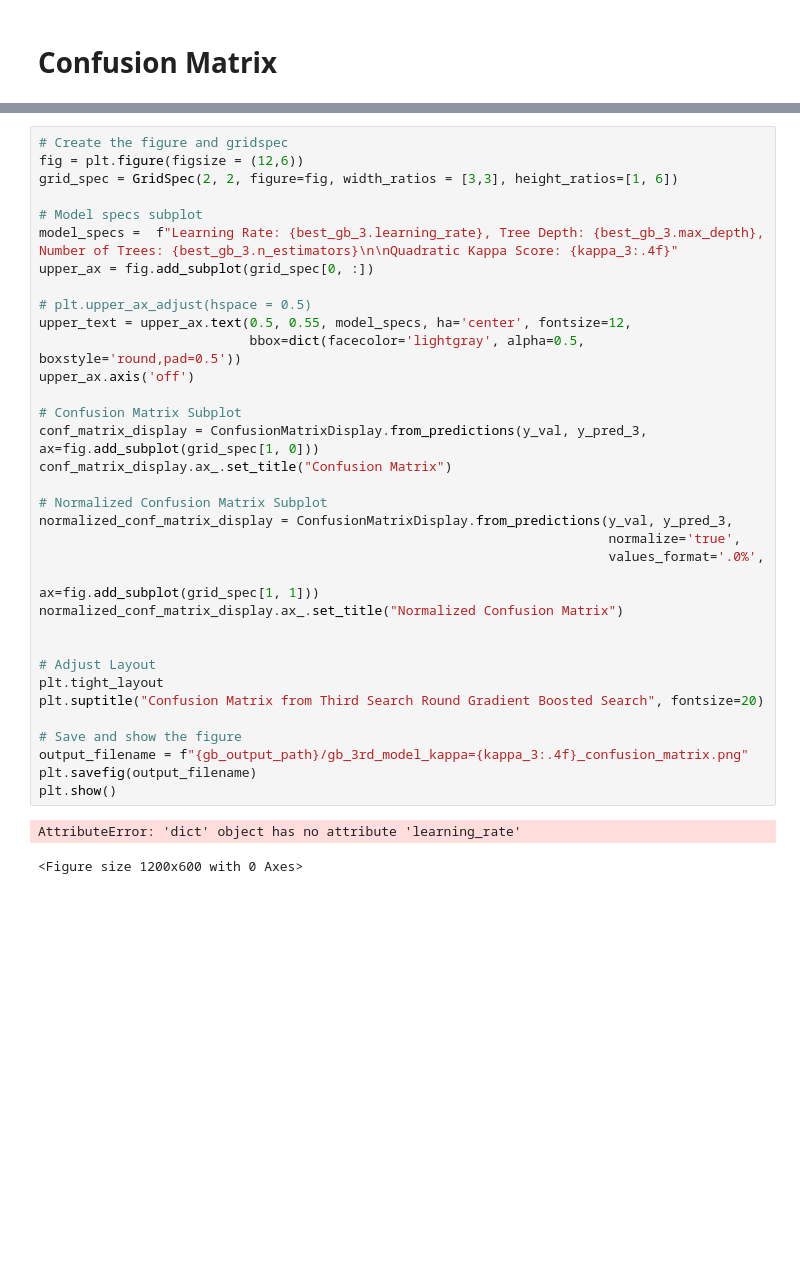
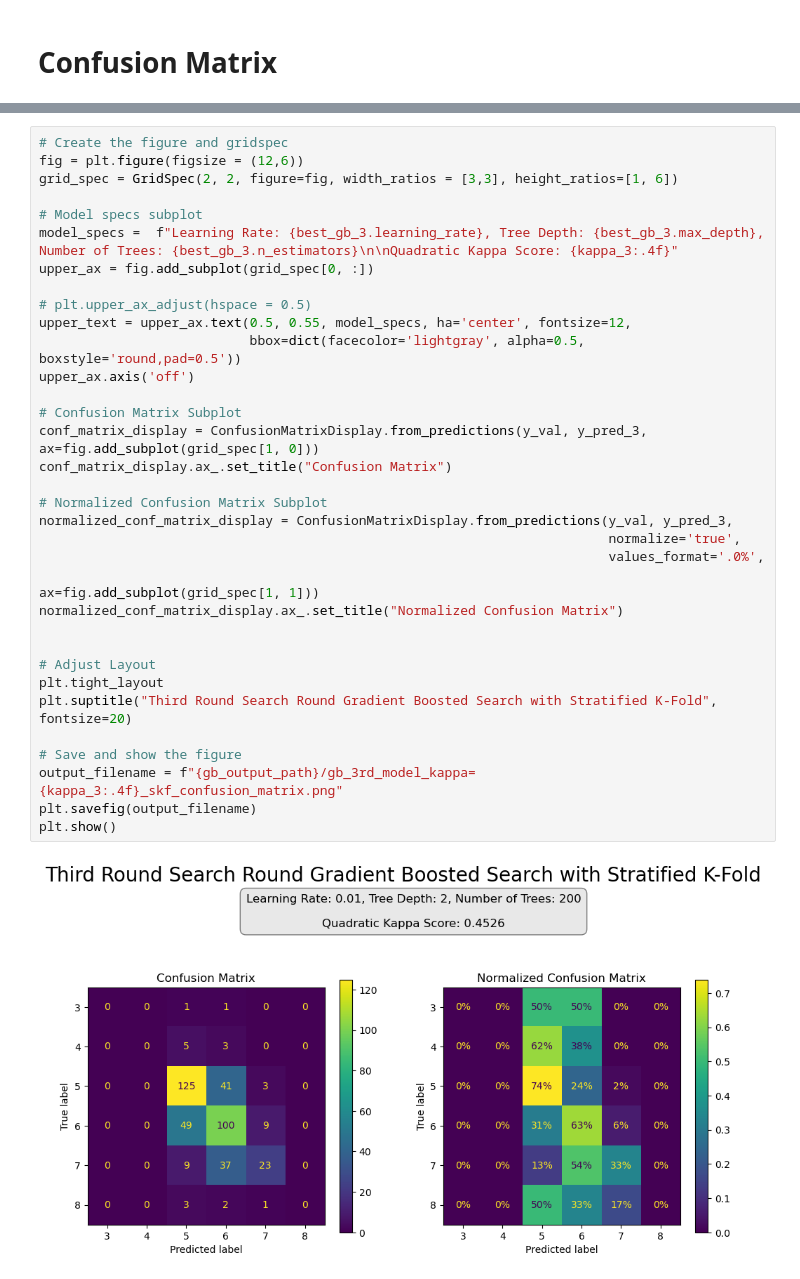
Before and after one commit to Nicholas-Simpson/Project-4, a Jupyter notebook: grad_boost_classifier_stratify.ipynb, the cells around one changed output, grey strips where cells are left out. Cells and saved outputs as stored; diff of their text form; blank space fills up the shorter version.

```diff
--- a/grad_boost_classifier_stratify.ipynb
+++ b/grad_boost_classifier_stratify.ipynb
@@ -371,34 +613,33 @@ fig = plt.figure(figsize = (12,6))
 grid_spec = GridSpec(2, 2, figure=fig, width_ratios = [3,3], height_ratios=[1, 6])
 
 # Model specs subplot
 model_specs =  f"Learning Rate: {best_gb_3.learning_rate}, Tree Depth: {best_gb_3.max_depth}, Number of Trees: {best_gb_3.n_estimators}\n\nQuadratic Kappa Score: {kappa_3:.4f}"
 upper_ax = fig.add_subplot(grid_spec[0, :])
 
 # plt.upper_ax_adjust(hspace = 0.5)
 upper_text = upper_ax.text(0.5, 0.55, model_specs, ha='center', fontsize=12,
                            bbox=dict(facecolor='lightgray', alpha=0.5, boxstyle='round,pad=0.5'))
 upper_ax.axis('off')
 
 # Confusion Matrix Subplot
 conf_matrix_display = ConfusionMatrixDisplay.from_predictions(y_val, y_pred_3, ax=fig.add_subplot(grid_spec[1, 0]))
 conf_matrix_display.ax_.set_title("Confusion Matrix")
 
 # Normalized Confusion Matrix Subplot
 normalized_conf_matrix_display = ConfusionMatrixDisplay.from_predictions(y_val, y_pred_3,
                                                                          normalize='true',
                                                                          values_format='.0%',
                                                                          ax=fig.add_subplot(grid_spec[1, 1]))
 normalized_conf_matrix_display.ax_.set_title("Normalized Confusion Matrix")
 
 
 # Adjust Layout
 plt.tight_layout
-plt.suptitle("Confusion Matrix from Third Search Round Gradient Boosted Search", fontsize=20)
+plt.suptitle("Third Round Search Round Gradient Boosted Search with Stratified K-Fold", fontsize=20)
 
 # Save and show the figure
-output_filename = f"{gb_output_path}/gb_3rd_model_kappa={kappa_3:.4f}_confusion_matrix.png"
+output_filename = f"{gb_output_path}/gb_3rd_model_kappa={kappa_3:.4f}_skf_confusion_matrix.png"
 plt.savefig(output_filename)
 plt.show()
 # %% [output]
-AttributeError: 'dict' object has no attribute 'learning_rate'
-<Figure size 1200x600 with 0 Axes>
+[figure, added]
```
Also changed, not shown: parts of 15 cells of this notebook, 5 other files.
